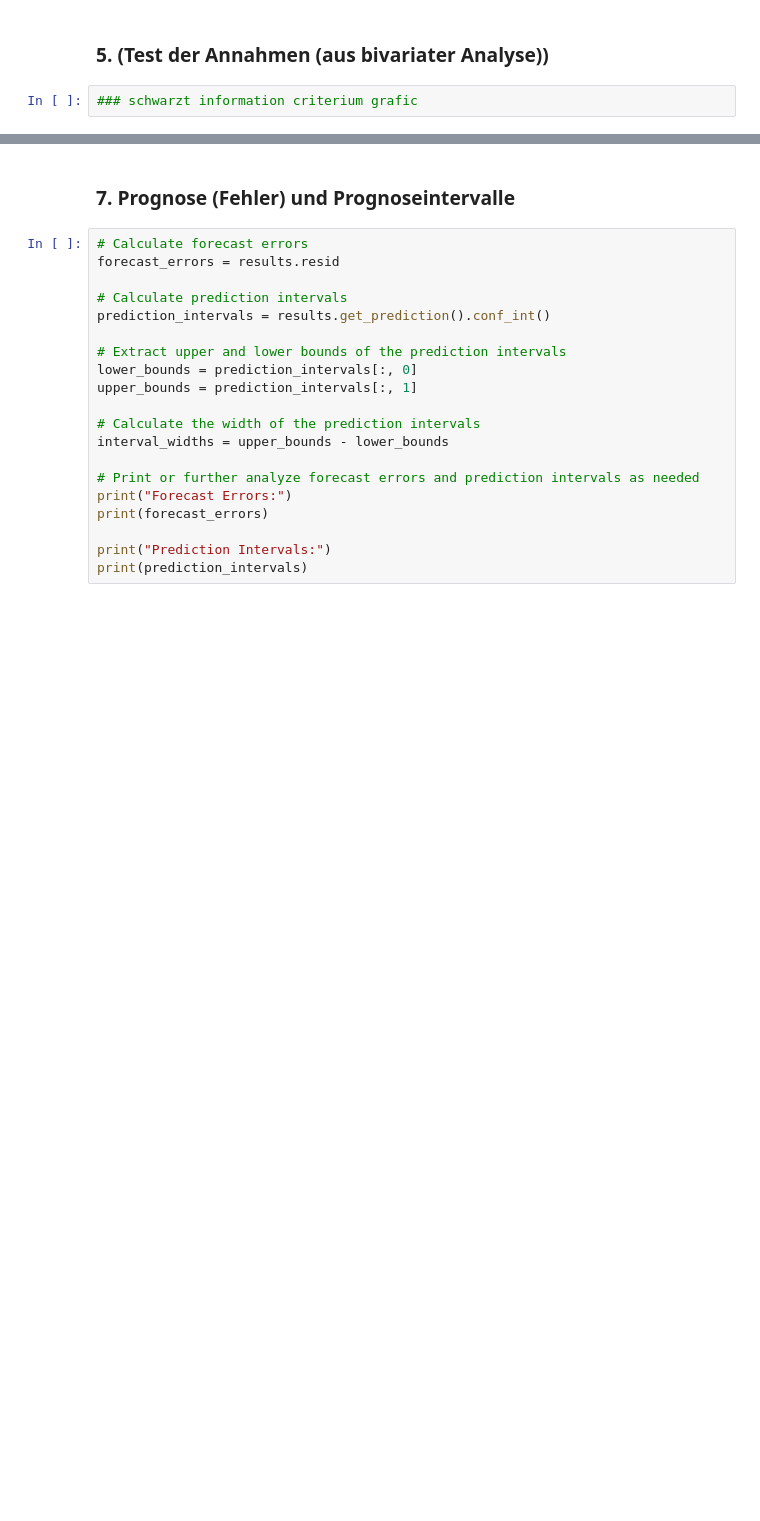
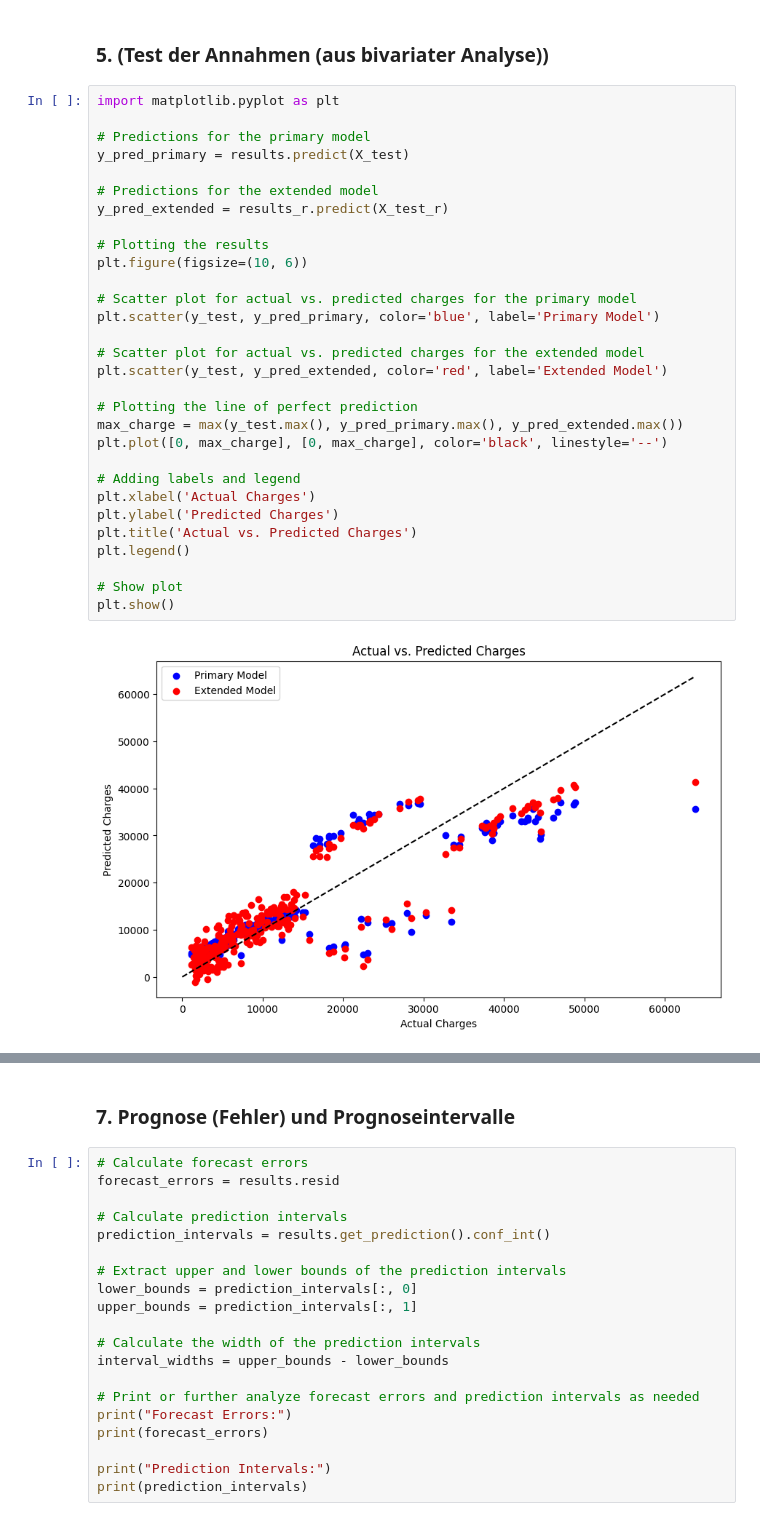
Before and after one commit to BrockherdeT/econometrics, a Jupyter notebook: shared_A2.ipynb, the cells around one changed output, grey strips where cells are left out. Drawn from its saved outputs; the diff is of its cells as text; blank space fills up the shorter version.

```diff
--- a/shared_A2.ipynb
+++ b/shared_A2.ipynb
@@ -504,8 +523,38 @@ Notes:
 [1] Standard Errors assume that the covariance matrix of the errors is correctly specified.
 # %% [markdown]
 ### 5. (Test der Annahmen (aus bivariater Analyse))
-# %%
-### schwarzt information criterium grafic
+# %%
+import matplotlib.pyplot as plt
+
+# Predictions for the primary model
+y_pred_primary = results.predict(X_test)
+
+# Predictions for the extended model
+y_pred_extended = results_r.predict(X_test_r)
+
+# Plotting the results
+plt.figure(figsize=(10, 6))
+
+# Scatter plot for actual vs. predicted charges for the primary model
+plt.scatter(y_test, y_pred_primary, color='blue', label='Primary Model')
+
+# Scatter plot for actual vs. predicted charges for the extended model
+plt.scatter(y_test, y_pred_extended, color='red', label='Extended Model')
+
+# Plotting the line of perfect prediction
+max_charge = max(y_test.max(), y_pred_primary.max(), y_pred_extended.max())
+plt.plot([0, max_charge], [0, max_charge], color='black', linestyle='--')
+
+# Adding labels and legend
+plt.xlabel('Actual Charges')
+plt.ylabel('Predicted Charges')
+plt.title('Actual vs. Predicted Charges')
+plt.legend()
+
+# Show plot
+plt.show()
+# %% [output]
+[figure, added]
 # %%
 ### 6. F-Test
 
```
Also changed, not shown: parts of 18 cells of this notebook.
